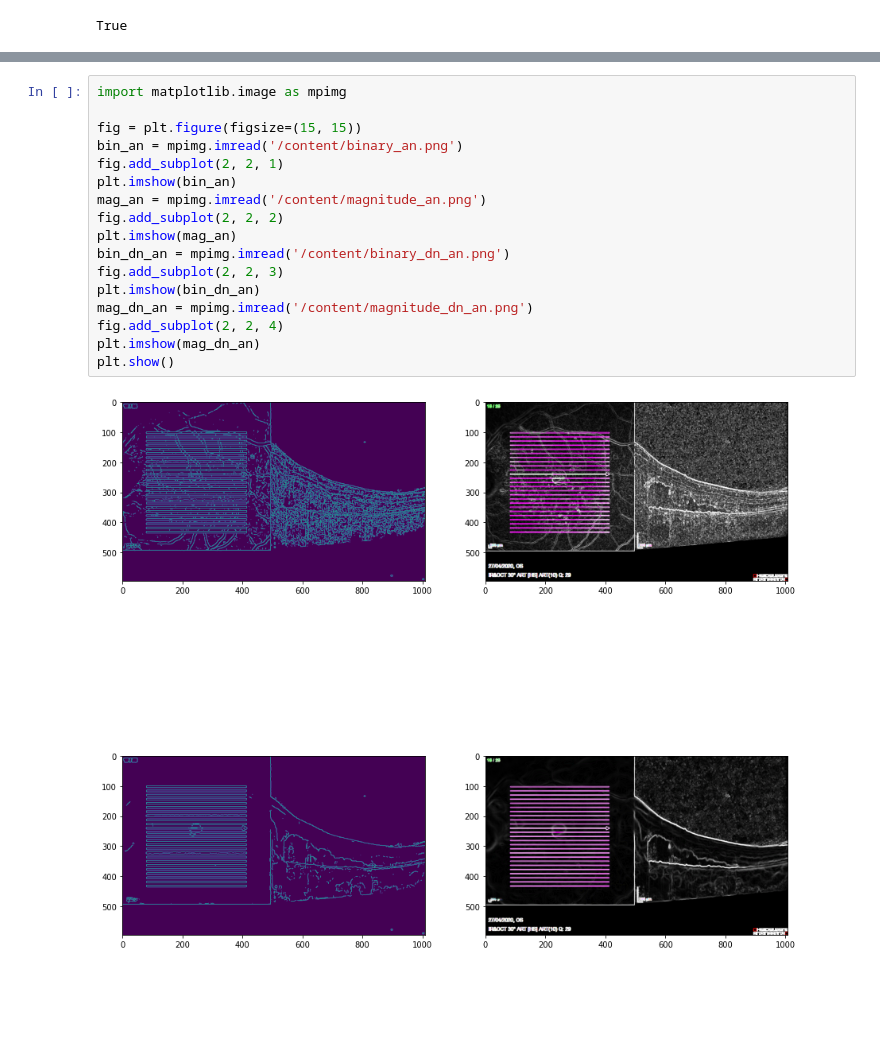
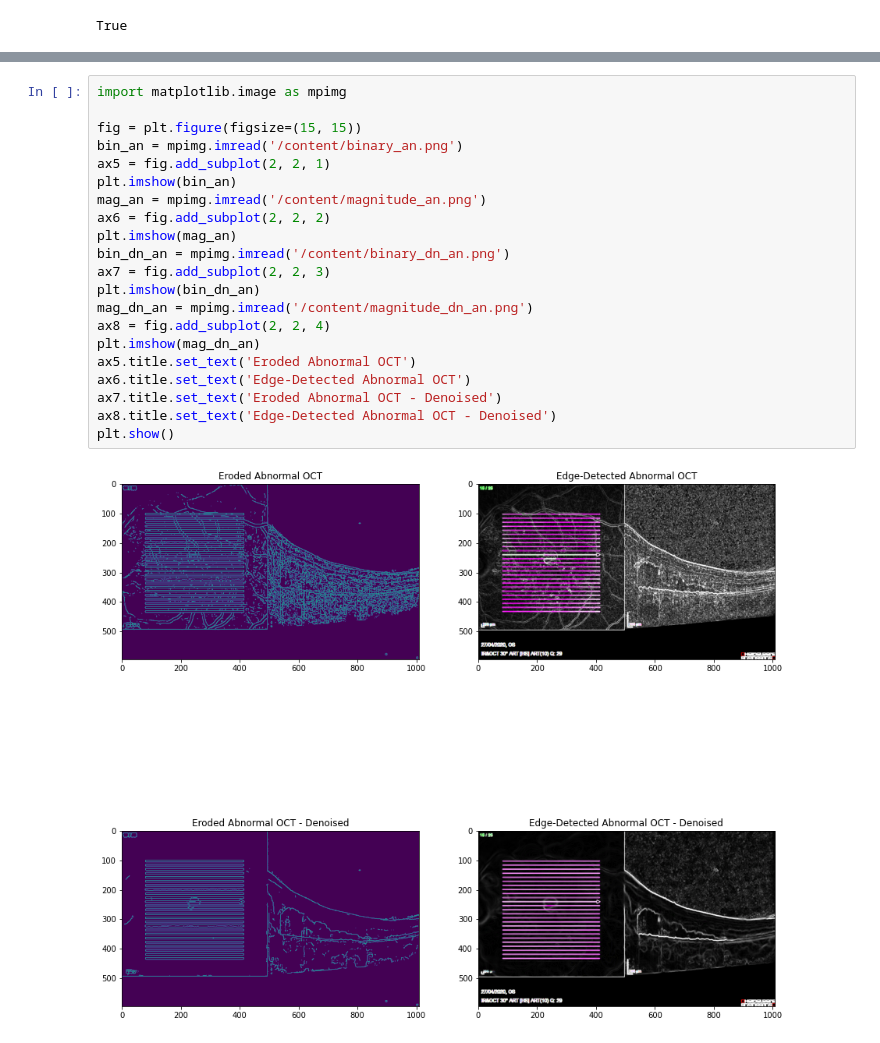
Before and after one commit to musman2012/imaging-research, a Jupyter notebook: OpenCV/WorkingwithOCTImages.ipynb, the cells around one changed output, grey strips where cells are left out. Cells and saved outputs as stored; diff of their text form; blank space fills up the shorter version.

```diff
--- a/OpenCV/WorkingwithOCTImages.ipynb
+++ b/OpenCV/WorkingwithOCTImages.ipynb
@@ -89,19 +93,23 @@ plt.show()
 # %%
 import matplotlib.image as mpimg
 
 fig = plt.figure(figsize=(15, 15))
 bin_an = mpimg.imread('/content/binary_an.png')
-fig.add_subplot(2, 2, 1)
+ax5 = fig.add_subplot(2, 2, 1)
 plt.imshow(bin_an)
 mag_an = mpimg.imread('/content/magnitude_an.png')
-fig.add_subplot(2, 2, 2)
+ax6 = fig.add_subplot(2, 2, 2)
 plt.imshow(mag_an)
 bin_dn_an = mpimg.imread('/content/binary_dn_an.png')
-fig.add_subplot(2, 2, 3)
+ax7 = fig.add_subplot(2, 2, 3)
 plt.imshow(bin_dn_an)
 mag_dn_an = mpimg.imread('/content/magnitude_dn_an.png')
-fig.add_subplot(2, 2, 4)
+ax8 = fig.add_subplot(2, 2, 4)
 plt.imshow(mag_dn_an)
+ax5.title.set_text('Eroded Abnormal OCT')
+ax6.title.set_text('Edge-Detected Abnormal OCT')
+ax7.title.set_text('Eroded Abnormal OCT - Denoised')
+ax8.title.set_text('Edge-Detected Abnormal OCT - Denoised')
 plt.show()
 # %% [output]
-[figure, old version]
+[figure, new version]
```
Also changed, not shown: parts of 1 cell of this notebook.
